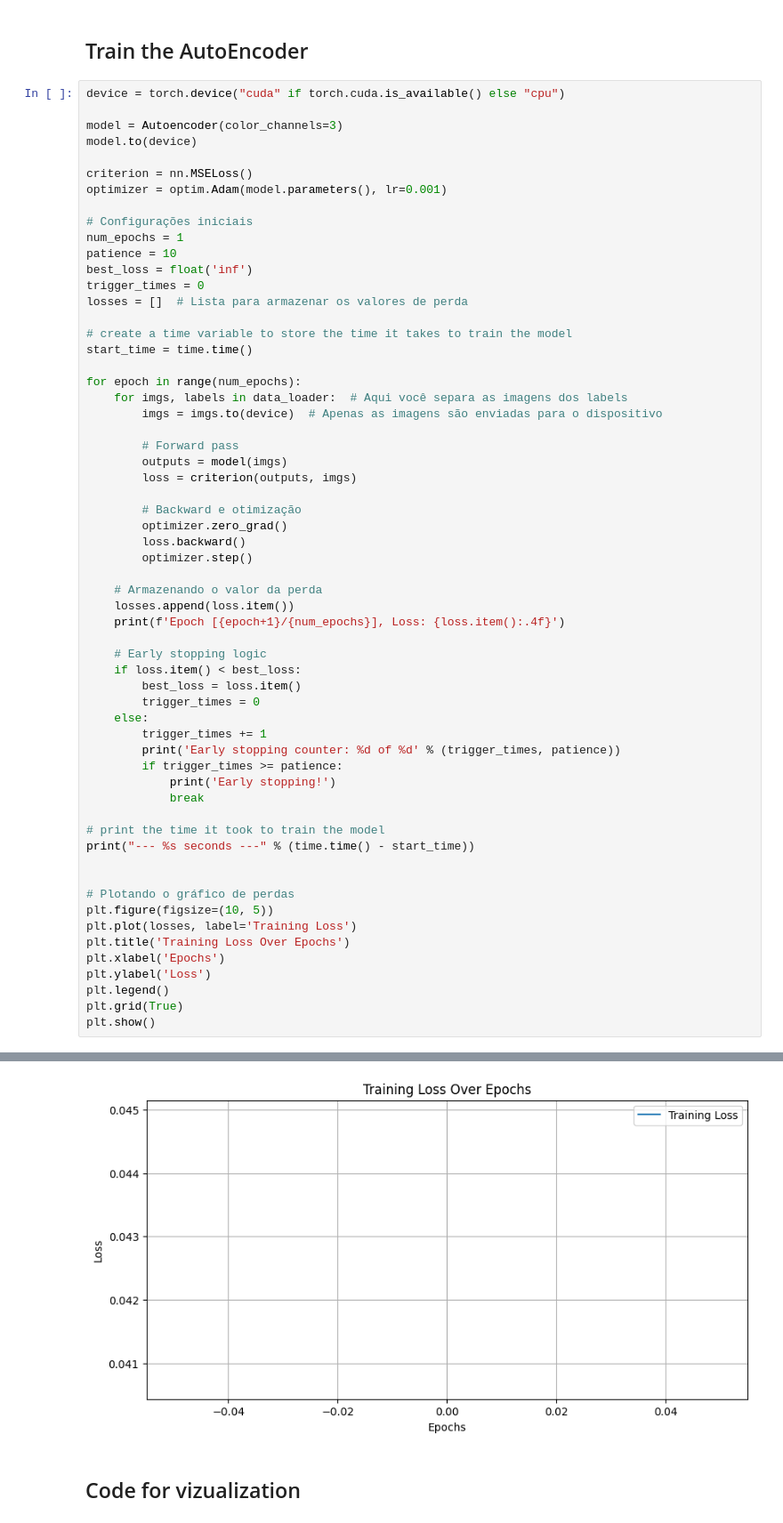
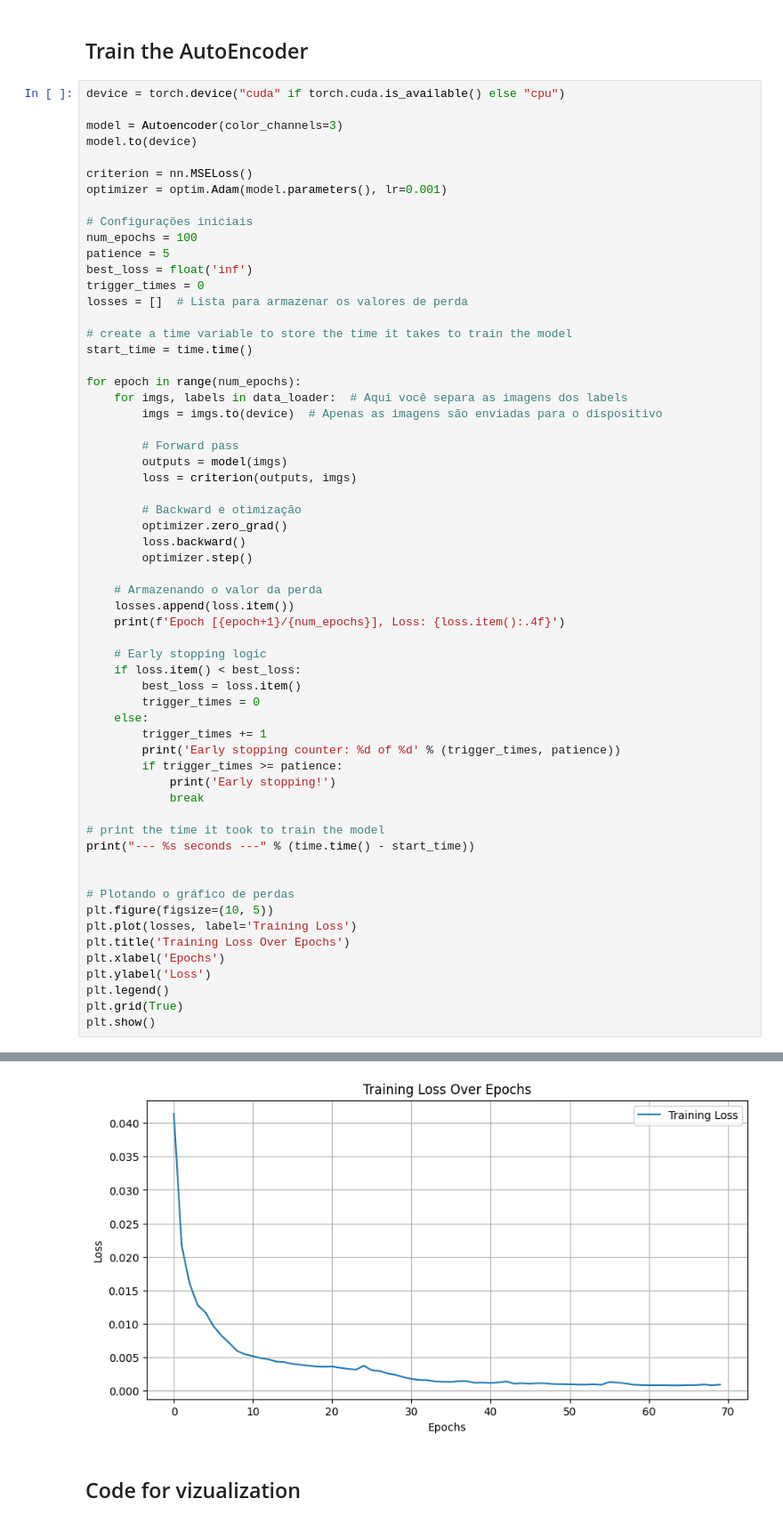
Before and after one commit to zesilva18/Generate_Images, a Jupyter notebook: autoenconders.ipynb, the cells around one changed output, grey strips where cells are left out. Shown at 89% size. Drawn from its saved outputs; the diff is of its cells as text.

```diff
--- a/autoenconders.ipynb
+++ b/autoenconders.ipynb
@@ -128,8 +128,8 @@ criterion = nn.MSELoss()
 optimizer = optim.Adam(model.parameters(), lr=0.001)
 
 # Configurações iniciais
-num_epochs = 1
-patience = 10
+num_epochs = 100
+patience = 5
 best_loss = float('inf')
 trigger_times = 0
 losses = []  # Lista para armazenar os valores de perda
@@ -184,4 +199,4 @@ Epoch [1/1], Loss: 0.0428
-[figure, old version]
+[figure, new version]
 # %% [markdown]
 ## Code for vizualization
 # %%
```
Also changed, not shown: parts of 2 cells of this notebook, 2 other files.
